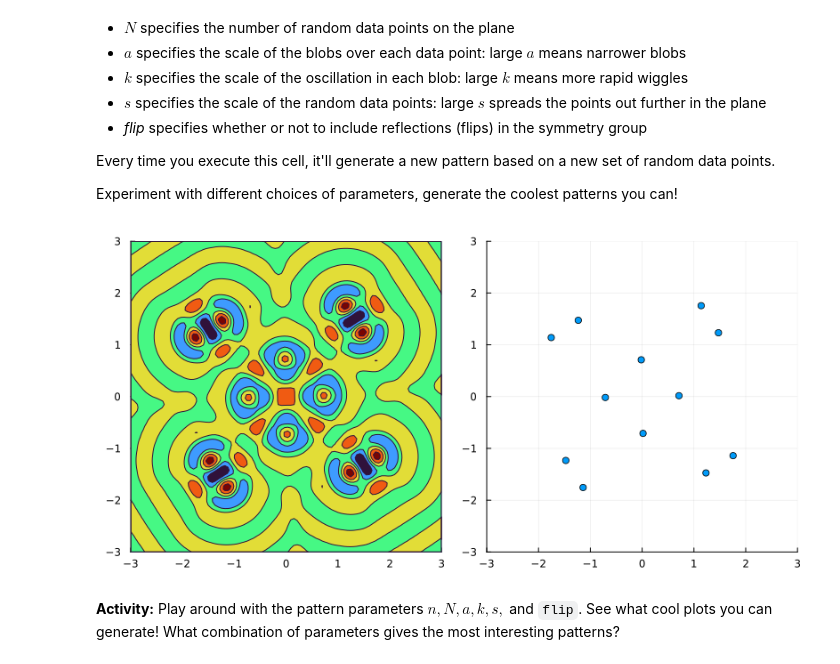
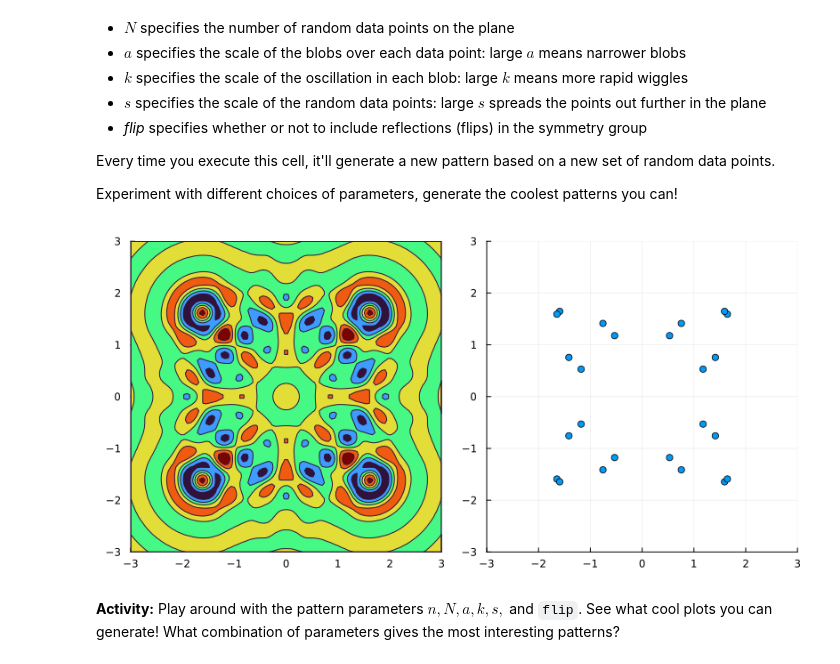
Before and after one commit to johnfgibson/tech411, a Jupyter notebook: 05-random-patterns/random-pattern-generator.ipynb, the cells around one changed output. Cells and saved outputs as stored; diff of their text form; code cells hidden in the pictures.

```diff
--- a/05-random-patterns/random-pattern-generator.ipynb
+++ b/05-random-patterns/random-pattern-generator.ipynb
@@ -246,35 +246,35 @@ Experiment with different choices of parameters, generate the coolest patterns y
 # pattern parameters
 n = 4   # n-gon dihedral group
 N = 3   # number of random points
 a = 2   # scale of blobs (larger a, narrower blobs)
 k = 10   # scale of wiggles (larger k, more rapid wiggles)
 s = 1   # scale of data points (larger s, further spread out)
-flip = false # rotations and flips, or just rotations?
+flip = true # rotations and flips, or just rotations?
 
 # plotting parameters
 r = 3   # length scale of plot: -r < x < r, -r < y < r,
 levels = 5 # number of colorlevels
 colormap = :turbo
 
 G = dihedralgroup(n, flip)
 
 X = s*randn(2,N)
 #X = fill(0.0, 2,1)
 Xsymm = symmetrize(X,G)
 
 x1grid = range(-r, r, length=100)
 x2grid = range(-r, r, length=100)
 
 zgrid = [f([x1;x2], Xsymm, a, k) for x2 in x2grid, x1 in x1grid]
 zscale = maximum(abs.(zgrid))
 
 contourf(x1grid, x2grid, zgrid/zscale, color=colormap, levels=levels, legend=:none)
 p1 = plot!(legend=:none, xlim=(-r,r), clim=(-1,1), ylim=(-r,r), aspect_ratio=1)
 
 p2 = scatter(Xsymm[1,:], Xsymm[2,:], xlim=(-r,r), ylim=(-r,r), label="", aspect_ratio=1)
 plot(p1,p2, size=(800,400))
 # %% [output]
-[figure, old version]
+[figure, new version]
 # %% [markdown]
 **Activity:** Play around with the pattern parameters $n, N, a, k, s,$ and `flip`.
 See what cool plots you can generate! What combination of parameters gives the
```
